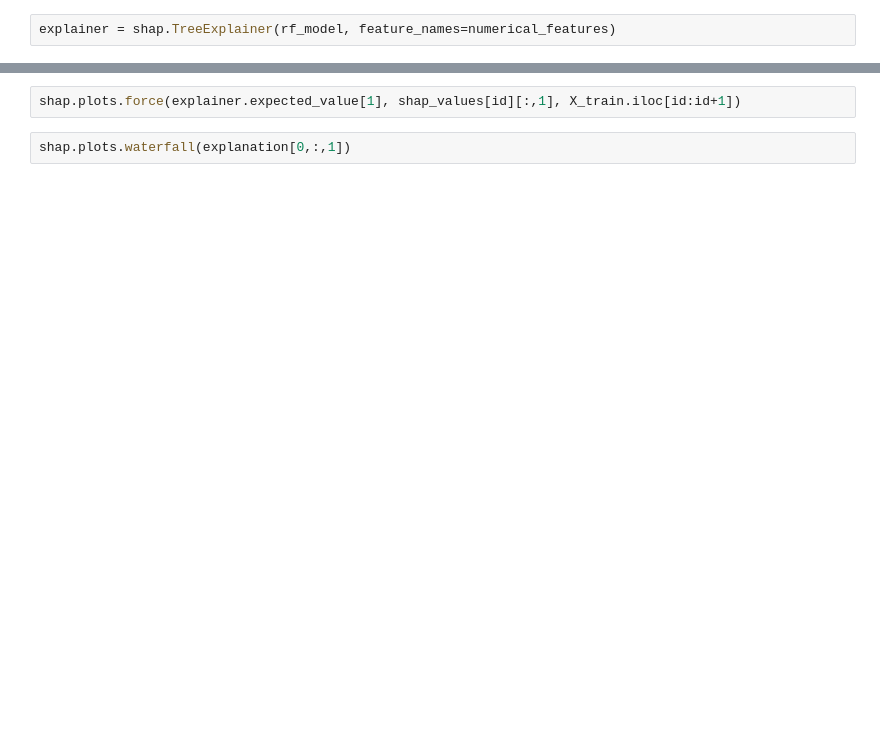
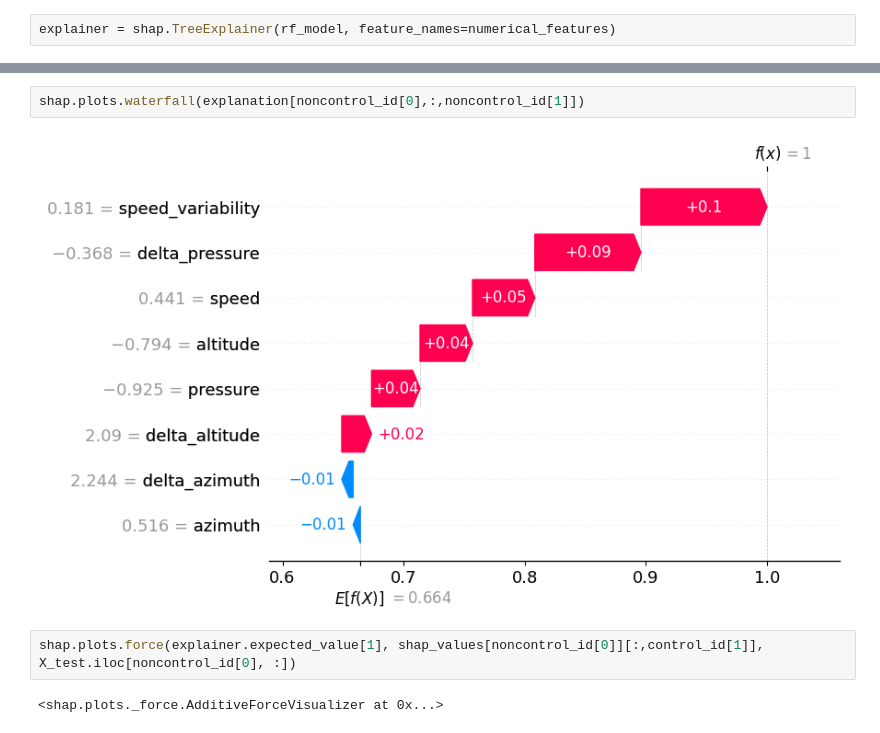
Before and after one commit to JWL16038/DATA471-Individual-Project, a Jupyter notebook: notebooks/spirals_modelling.ipynb, the cells around one changed output, grey strips where cells are left out. Cells and saved outputs as stored; diff of their text form; blank space fills up the shorter version.

```diff
--- a/notebooks/spirals_modelling.ipynb
+++ b/notebooks/spirals_modelling.ipynb
@@ -128,6 +279,10 @@ id = 0
+# %%
+shap.plots.waterfall(explanation[noncontrol_id[0],:,noncontrol_id[1]])
+# %% [output]
+[figure, added]
 # %%
-shap.plots.force(explainer.expected_value[1], shap_values[id][:,1], X_train.iloc[id:id+1])
+shap.plots.force(explainer.expected_value[1], shap_values[noncontrol_id[0]][:,control_id[1]], X_test.iloc[noncontrol_id[0], :])
+# %% [output]
+<shap.plots._force.AdditiveForceVisualizer at 0x...>
-# %%
-shap.plots.waterfall(explanation[0,:,1])
 # %%
 shap.summary_plot(shap_values=shap_values[..., 1], features=X_test, plot_type='bar', max_display=10, plot_size=0.25)
```
Also changed, not shown: parts of 31 cells of this notebook.
